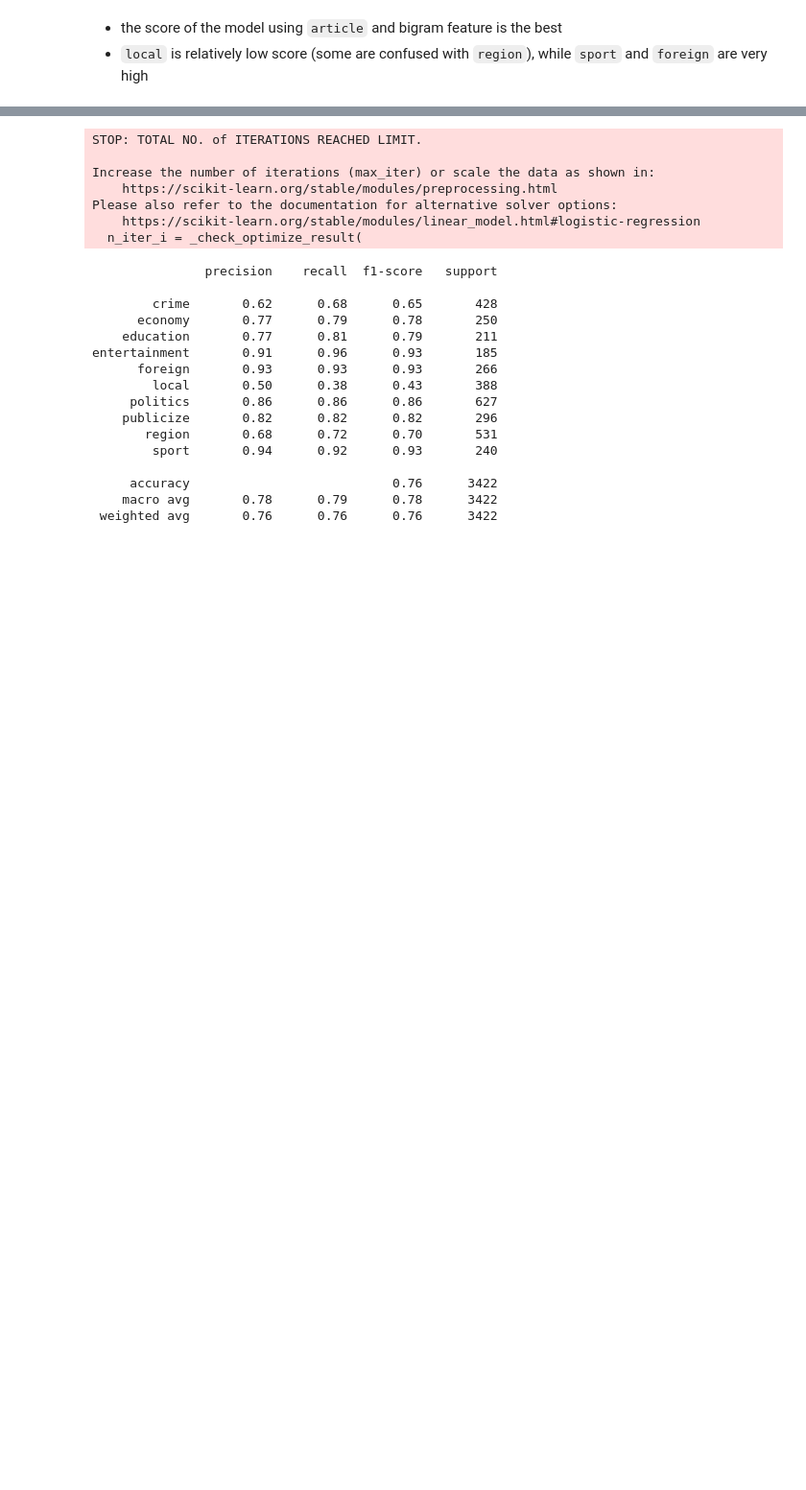
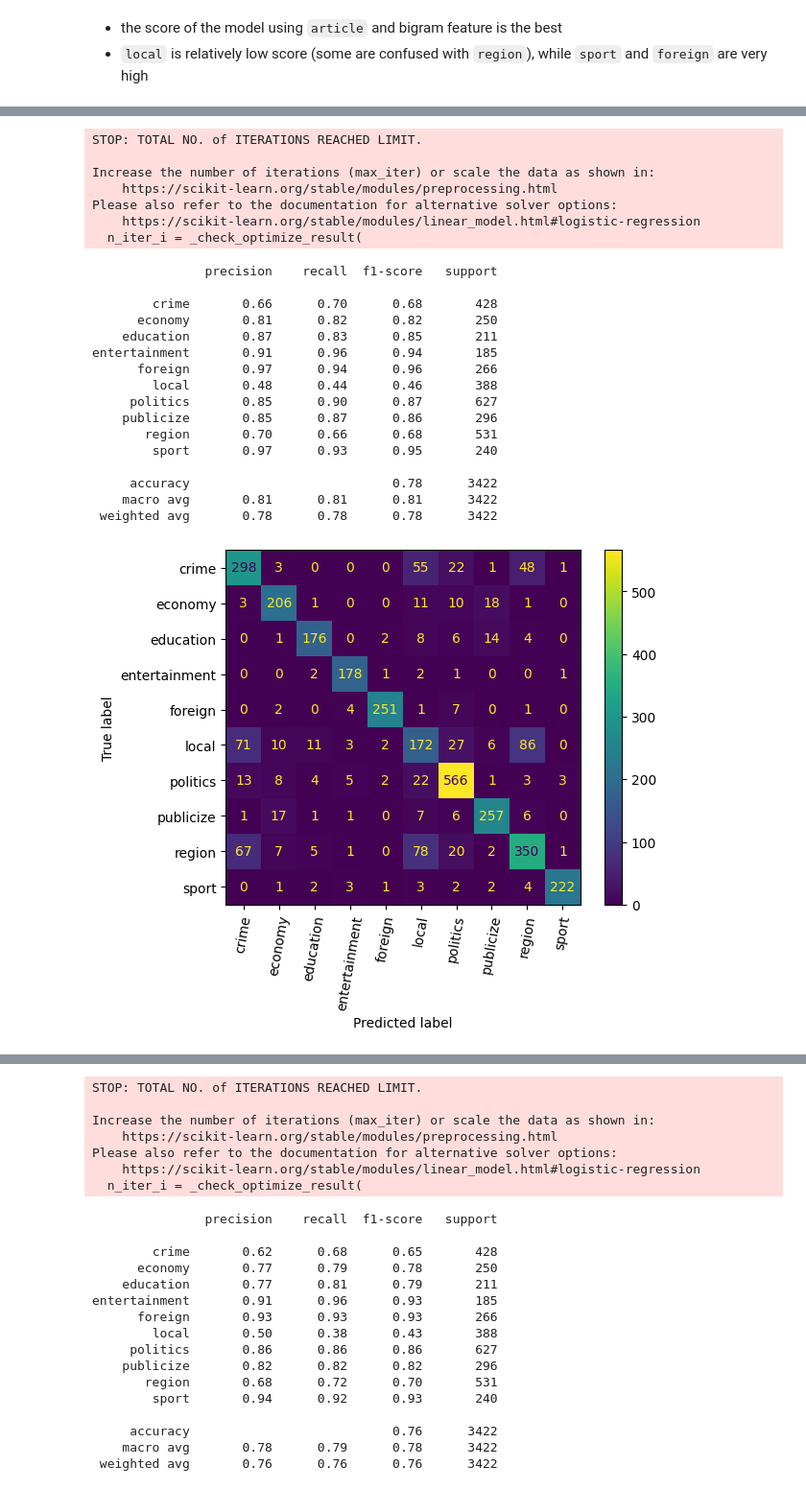
Before and after one commit to nozomiyamada/DSI3, a Jupyter notebook: Thai NLP Examples/text_classification_1_LogReg.ipynb, the cells around one changed output, grey strips where cells are left out. Shown: that part at 96% size. Cells and saved outputs as stored; diff of their text form; code cells hidden in the pictures; blank space fills up the shorter version.

```diff
--- a/Thai NLP Examples/text_classification_1_LogReg.ipynb
+++ b/Thai NLP Examples/text_classification_1_LogReg.ipynb
@@ -336,0 +343,6 @@ Name: sport, dtype: float64
+# %%
+## intersection of top 200 words of `local` and `region`
+overlapping_words = set(coef_df.loc['local'].sort_values(ascending=False)[:200].index) &\
+        set(coef_df.loc['region'].sort_values(ascending=False)[:200].index)
+
+overlapping_words
@@ -336,0 +367,31 @@ Name: sport, dtype: float64
+# %%
+## make new X without overlapping words
+X_article_bigram_ignored = df['article_tokens'].apply(lambda x: featurize_bigram(x, ignore_words=overlapping_words))
+
+## train again
+train_predict(X_article_bigram_ignored, show_confusion_matrix=True, return_model=False)
+# %% [output]
+STOP: TOTAL NO. of ITERATIONS REACHED LIMIT.
+
+Increase the number of iterations (max_iter) or scale the data as shown in:
+    https://scikit-learn.org/stable/modules/preprocessing.html
+Please also refer to the documentation for alternative solver options:
+    https://scikit-learn.org/stable/modules/linear_model.html#logistic-regression
+  n_iter_i = _check_optimize_result(
+               precision    recall  f1-score   support
+
+        crime       0.66      0.70      0.68       428
+      economy       0.81      0.82      0.82       250
+    education       0.87      0.83      0.85       211
+entertainment       0.91      0.96      0.94       185
+      foreign       0.97      0.94      0.96       266
+        local       0.48      0.44      0.46       388
+     politics       0.85      0.90      0.87       627
+    publicize       0.85      0.87      0.86       296
+       region       0.70      0.66      0.68       531
+        sport       0.97      0.93      0.95       240
+
+     accuracy                           0.78      3422
+    macro avg       0.81      0.81      0.81      3422
+ weighted avg       0.78      0.78      0.78      3422
+[figure, added]
```
Also changed, not shown: parts of 16 cells of this notebook, 4 other files.
